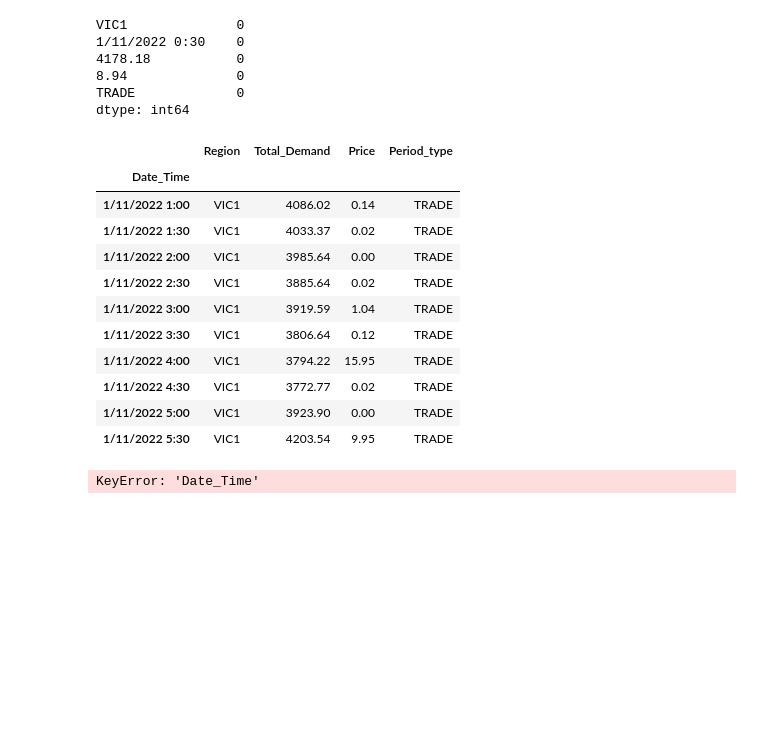
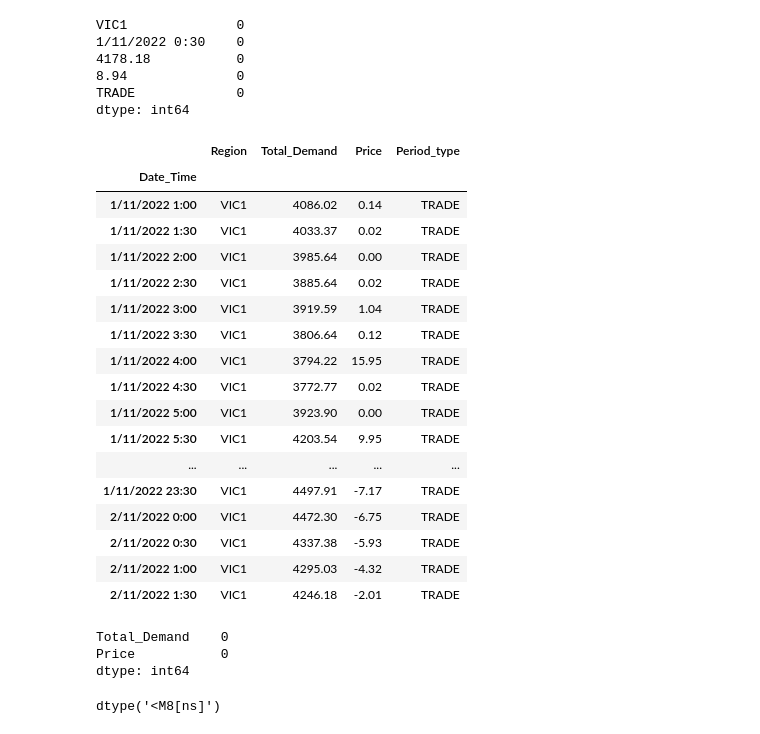
Before and after one commit to HillarP/Energy_Prediction, a Jupyter notebook: Jigar_Assignment_2.ipynb, the cells around one changed output. Drawn from its saved outputs; the diff is of its cells as text; code cells hidden in the pictures; blank space fills up the shorter version.

```diff
--- a/Jigar_Assignment_2.ipynb
+++ b/Jigar_Assignment_2.ipynb
@@ -158,32 +203,46 @@ col_index = ["Region", "Date_Time", "Total_Demand", "Price", "Period_type"]
 df_price_demand.columns = col_index
 df_price_demand.set_index("Date_Time", inplace=True)
 # %%
-df_price_demand.head(10)
+df_price_demand.head(50)
 # %% [output]
 |  | Region | Total_Demand | Price | Period_type |
 | Date_Time |  |  |  |  |
 | 1/11/2022 1:00 | VIC1 | 4086.02 | 0.14 | TRADE |
 | 1/11/2022 1:30 | VIC1 | 4033.37 | 0.02 | TRADE |
 | 1/11/2022 2:00 | VIC1 | 3985.64 | 0.00 | TRADE |
 | 1/11/2022 2:30 | VIC1 | 3885.64 | 0.02 | TRADE |
 | 1/11/2022 3:00 | VIC1 | 3919.59 | 1.04 | TRADE |
 | 1/11/2022 3:30 | VIC1 | 3806.64 | 0.12 | TRADE |
 | 1/11/2022 4:00 | VIC1 | 3794.22 | 15.95 | TRADE |
 | 1/11/2022 4:30 | VIC1 | 3772.77 | 0.02 | TRADE |
 | 1/11/2022 5:00 | VIC1 | 3923.90 | 0.00 | TRADE |
 | 1/11/2022 5:30 | VIC1 | 4203.54 | 9.95 | TRADE |
+| ... | ... | ... | ... | ... |
+| 1/11/2022 23:30 | VIC1 | 4497.91 | -7.17 | TRADE |
+| 2/11/2022 0:00 | VIC1 | 4472.30 | -6.75 | TRADE |
+| 2/11/2022 0:30 | VIC1 | 4337.38 | -5.93 | TRADE |
+| 2/11/2022 1:00 | VIC1 | 4295.03 | -4.32 | TRADE |
+| 2/11/2022 1:30 | VIC1 | 4246.18 | -2.01 | TRADE |
 # %%
 # the period_type is trade for all values and region is VIC1 for all values as well. droping the constants
 df_price_demand.drop(columns=["Region", "Period_type"], inplace=True)
 # %%
-df_price_demand['Date_Time'] = pd.to_datetime(df_price_demand['Date_Time'])
+# df_price_demand['Date_Time'] = pd.to_datetime(df_price_demand['Date_Time'], format='%d/%m/%Y %H:%M')
 
-# Set the "Date_Time" column as the DataFrame index
-df_price_demand.set_index('Date_Time', inplace=True)
+# # Set the "Date_Time" column as the DataFrame index
+# df_price_demand.set_index('Date_Time', inplace=True)
 
-# Resample the data to daily intervals and aggregate the demand by summing the values for each day
-daily_demand = df_price_demand['Total_Demand'].resample('D').sum()
+# # Resample the data to daily intervals and aggregate the demand by summing the values for each day
+# daily_demand = df_price_demand['Total_Demand'].resample('D').sum()
 
-print(daily_demand)
+# print(daily_demand)
+df_price_demand.index = pd.to_datetime(df_price_demand.index, format="mixed", dayfirst=True)
+df_price_demand.isna().sum()
 # %% [output]
-KeyError: 'Date_Time'
+Total_Demand    0
+Price           0
+dtype: int64
+# %%
+df_price_demand.index.dtype
+# %% [output]
+dtype('<M8[ns]')
```
Also changed, not shown: parts of 4 cells of this notebook.
